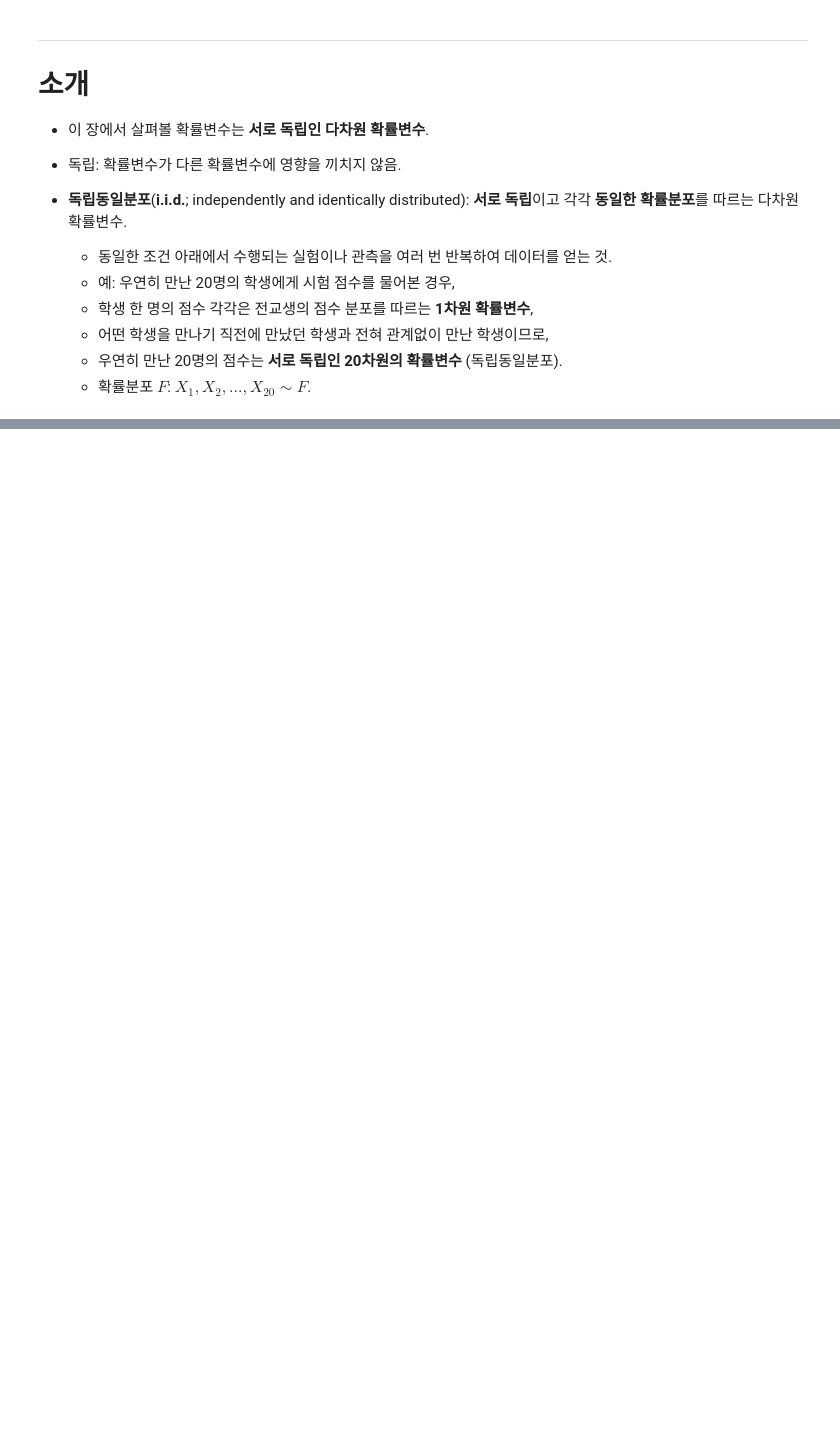
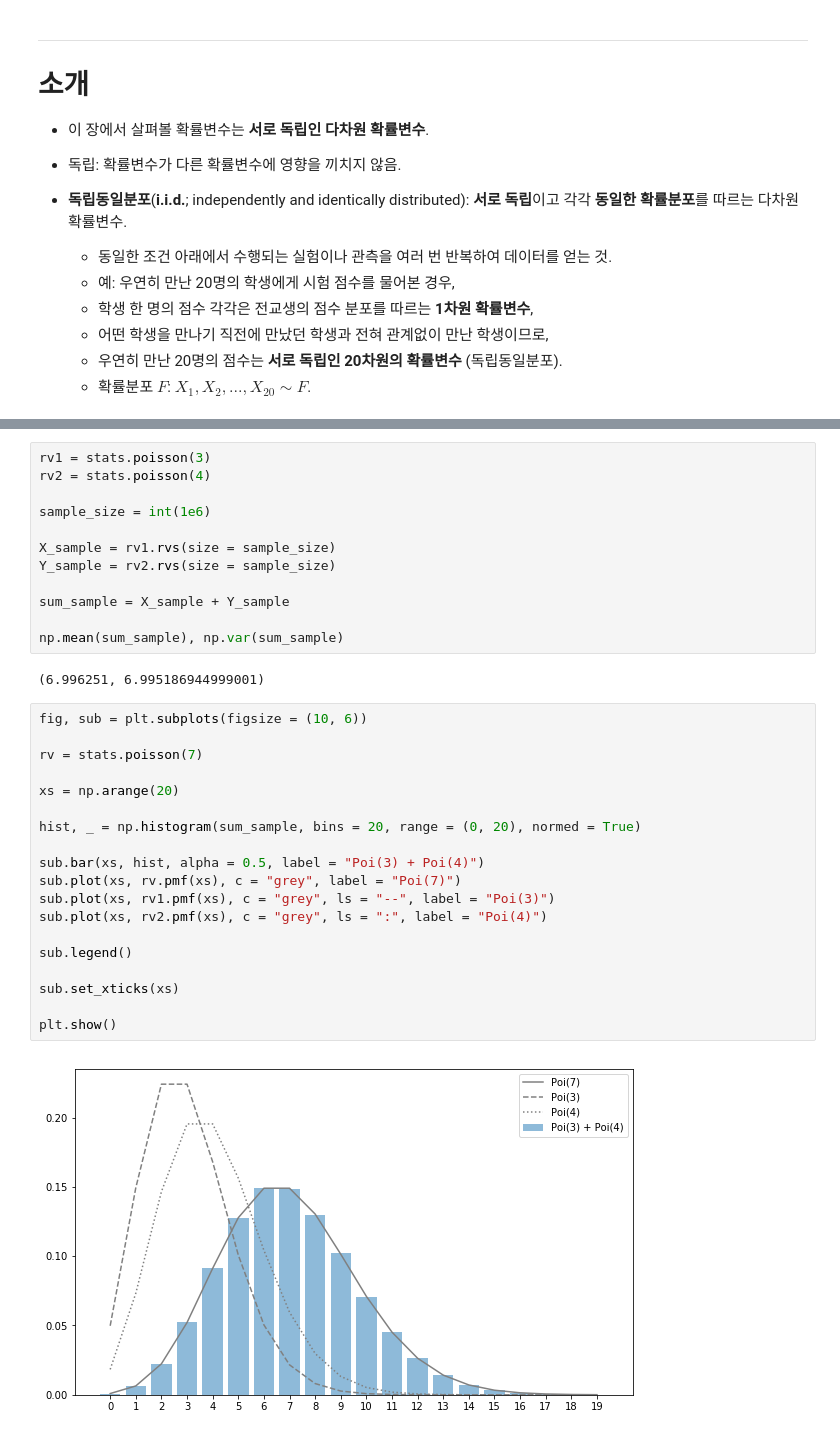
Before and after one commit to Kwan-Gu/data_science, a Jupyter notebook: STATISTIC/9단원_독립동일분포.ipynb, the cells around one changed output, grey strips where cells are left out. Drawn from its saved outputs; the diff is of its cells as text; blank space fills up the shorter version.

```diff
--- a/STATISTIC/9단원_독립동일분포.ipynb
+++ b/STATISTIC/9단원_독립동일분포.ipynb
@@ -40,0 +118,35 @@ $$f_{X_1, X_2, ..., X_n}(x_1, x_2, ..., x_n) = f_{X_1}(x_1)f_{X_2}(x_2)...f_{X_n
+# %%
+rv1 = stats.poisson(3)
+rv2 = stats.poisson(4)
+
+sample_size = int(1e6)
+
+X_sample = rv1.rvs(size = sample_size)
+Y_sample = rv2.rvs(size = sample_size)
+
+sum_sample = X_sample + Y_sample
+
+np.mean(sum_sample), np.var(sum_sample)
+# %% [output]
+(6.996251, 6.995186944999001)
+# %%
+fig, sub = plt.subplots(figsize = (10, 6))
+
+rv = stats.poisson(7)
+
+xs = np.arange(20)
+
+hist, _ = np.histogram(sum_sample, bins = 20, range = (0, 20), normed = True)
+
+sub.bar(xs, hist, alpha = 0.5, label = "Poi(3) + Poi(4)")
+sub.plot(xs, rv.pmf(xs), c = "grey", label = "Poi(7)")
+sub.plot(xs, rv1.pmf(xs), c = "grey", ls = "--", label = "Poi(3)")
+sub.plot(xs, rv2.pmf(xs), c = "grey", ls = ":", label = "Poi(4)")
+
+sub.legend()
+
+sub.set_xticks(xs)
+
+plt.show()
+# %% [output]
+[figure, added]
```
Also changed, not shown: parts of 11 cells of this notebook.
